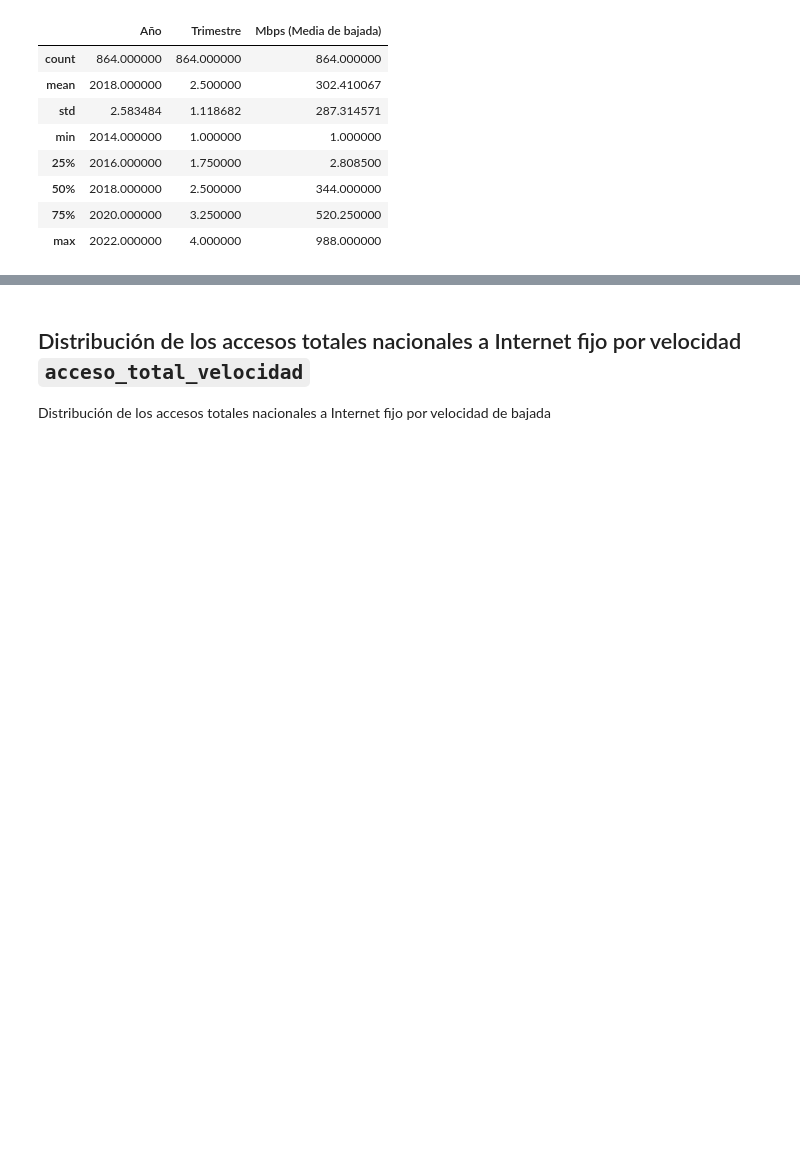
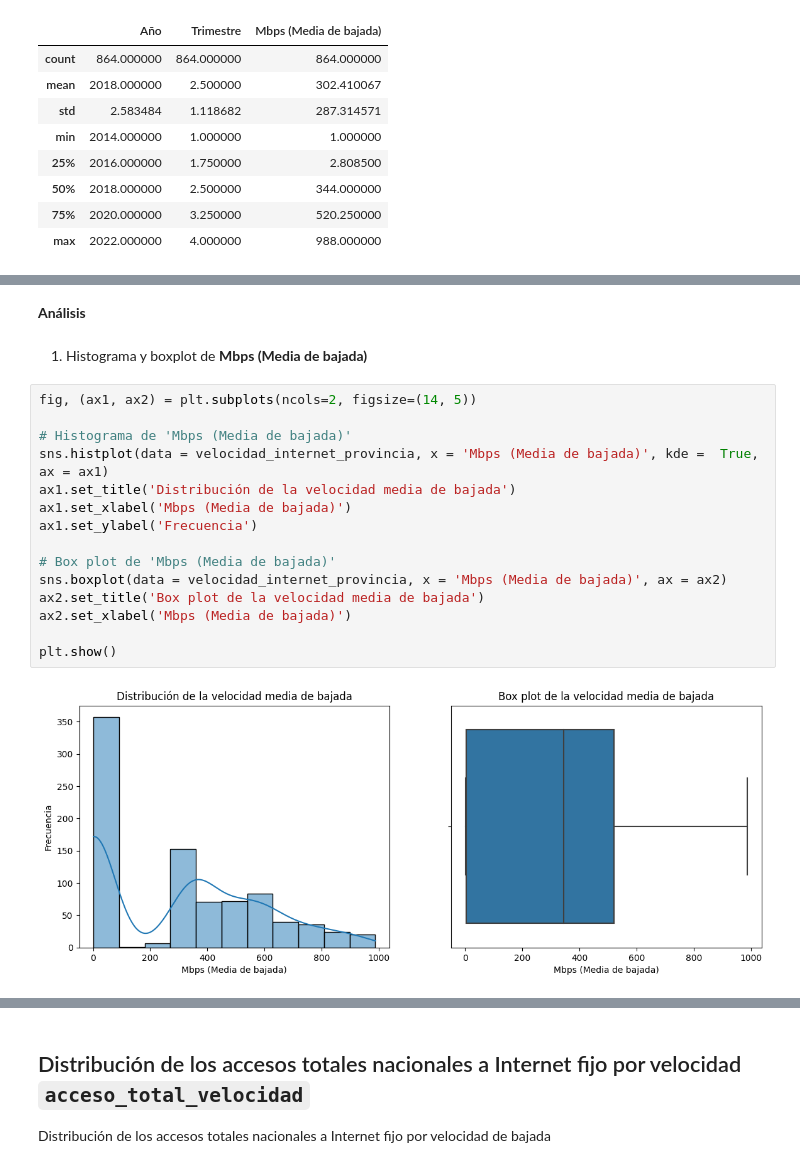
Before and after one commit to PedroLiLL/Telecommunications-Data-Analysis, a Jupyter notebook: EDA.ipynb, the cells around one changed output, grey strips where cells are left out. Drawn from its saved outputs; the diff is of its cells as text; blank space fills up the shorter version.

```diff
--- a/EDA.ipynb
+++ b/EDA.ipynb
@@ -1117,0 +1142,21 @@ velocidad_internet_provincia.describe()
+# %% [markdown]
+**Análisis**
+# %% [markdown]
+1. Histograma y boxplot de **Mbps (Media de bajada)**
+# %%
+fig, (ax1, ax2) = plt.subplots(ncols=2, figsize=(14, 5))
+
+# Histograma de 'Mbps (Media de bajada)'
+sns.histplot(data = velocidad_internet_provincia, x = 'Mbps (Media de bajada)', kde =  True, ax = ax1)
+ax1.set_title('Distribución de la velocidad media de bajada')
+ax1.set_xlabel('Mbps (Media de bajada)')
+ax1.set_ylabel('Frecuencia')
+
+# Box plot de 'Mbps (Media de bajada)'
+sns.boxplot(data = velocidad_internet_provincia, x = 'Mbps (Media de bajada)', ax = ax2)
+ax2.set_title('Box plot de la velocidad media de bajada')
+ax2.set_xlabel('Mbps (Media de bajada)')
+
+plt.show()
+# %% [output]
+[figure, added]
```
Also changed, not shown: parts of 51 cells of this notebook.
